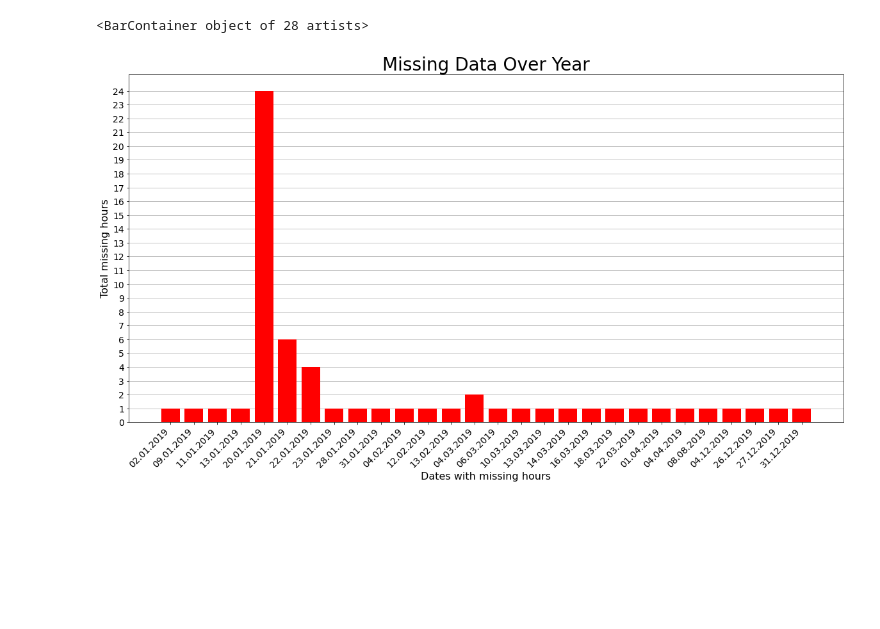
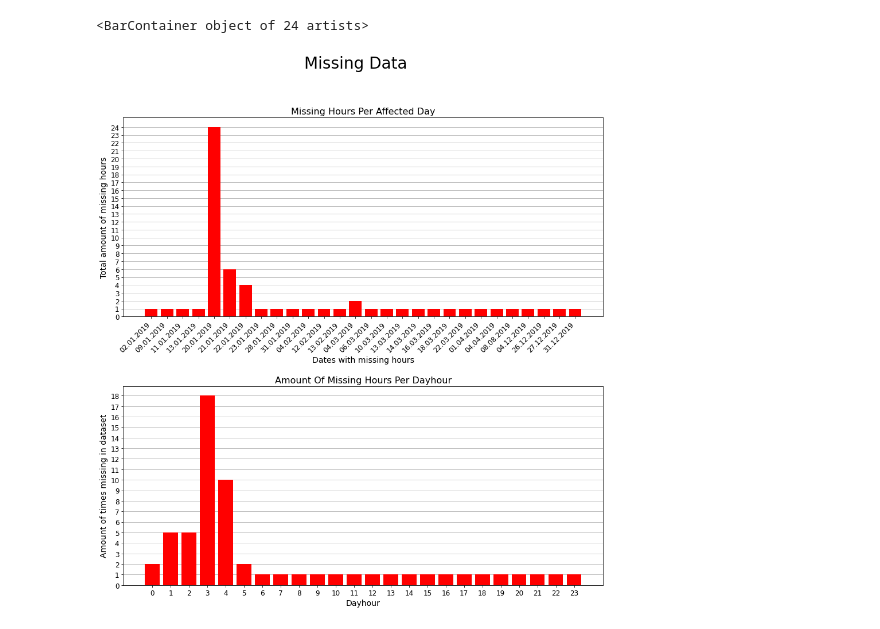
Before and after one commit to smolinde/DATAMiners, a Jupyter notebook: Datenaufbereitung/Denis/Validations/MissingHours.ipynb, the cells around one changed output. Cells and saved outputs as stored; diff of their text form; code cells hidden in the pictures; blank space fills up the shorter version.

Commit message:
Update Of Missing Data Script 	+ Added additional bar chart for detailed visualization of missing data

```diff
--- a/Datenaufbereitung/Denis/Validations/MissingHours.ipynb
+++ b/Datenaufbereitung/Denis/Validations/MissingHours.ipynb
@@ -1,41 +1,58 @@
 # %%
 import pandas as pd
 import numpy as np
 import matplotlib.pyplot as plt
 import matplotlib.ticker as mticker
 
 Dataset = pd.read_csv("boston_2019.csv")
 df = pd.DataFrame(Dataset['start_time'])
 times = pd.to_datetime(df.start_time)
 df['start_time'] = times.dt.floor('h')
 
 df_test = pd.DataFrame(df['start_time'].unique())
 df_test.columns = ['unique_hour']
 daterange = pd.date_range(df_test['unique_hour'].iloc[0], df_test['unique_hour'].iloc[8699], freq='h')
 
 df_all_dates = pd.DataFrame(daterange)
 df_all_dates.columns = ['unique_hour']
 df_difference = pd.concat([df_test, df_all_dates]).drop_duplicates(keep=False)
 
 unique_hour_agg = pd.DataFrame(df_difference['unique_hour'].groupby(df_difference['unique_hour'].dt.date).count())
 unique_hour_agg.reset_index(drop=True, inplace=False)
 unique_hour_agg.columns = ['count']
 unique_hour_agg.to_csv('Missing_hours.csv')
+
+unique_hour_agg.index = pd.to_datetime(unique_hour_agg.index).strftime('%d.%m.%Y')
+fig = plt.figure(figsize=(15, 15))
+fig.subplots_adjust(hspace=0.35)
+fig.suptitle('Missing Data', fontsize=28)
+subplotMissingData = fig.add_subplot(2,1,1)
+subplotMissingData.grid(axis = 'y', zorder=0)
+subplotMissingData.set_title('Missing Hours Per Affected Day', fontsize=16)
+subplotMissingData.set_ylabel('Total amount of missing hours', fontsize=14)
+subplotMissingData.set_xlabel('Dates with missing hours', rotation = 0, fontsize=14)
+subplotMissingData.set_xticks(np.arange(0, len(unique_hour_agg)))
+subplotMissingData.set_xticklabels(unique_hour_agg.index, rotation = 45, ha='right', fontsize=12)
+subplotMissingData.set_yticks(np.arange(0,25))
+subplotMissingData.set_yticklabels(np.arange(0,25), fontsize=12)
+subplotMissingData.bar(np.arange(0, len(unique_hour_agg)), unique_hour_agg['count'], color='red', zorder=3)
+
+unique_hour_agg_2 = pd.DataFrame(df_difference['unique_hour'].groupby(df_difference['unique_hour'].dt.hour).count())
+unique_hour_agg_2.reset_index(drop=True, inplace=False)
+unique_hour_agg_2.columns = ['count']
+unique_hour_agg_2
+subplotMissingData_2 = fig.add_subplot(2,1,2)
+subplotMissingData_2.grid(axis = 'y', zorder=0)
+subplotMissingData_2.set_title('Amount Of Missing Hours Per Dayhour', fontsize=16)
+subplotMissingData_2.set_ylabel('Amount of times missing in dataset', fontsize=14)
+subplotMissingData_2.set_xlabel('Dayhour', rotation = 0, fontsize=14)
+subplotMissingData_2.set_xticks(np.arange(0, len(unique_hour_agg_2)))
+subplotMissingData_2.set_xticklabels(unique_hour_agg_2.index, fontsize=12)
+subplotMissingData_2.set_yticks(np.arange(0,25))
+subplotMissingData_2.set_yticklabels(np.arange(0,25), fontsize=12)
+subplotMissingData_2.bar(np.arange(0, len(unique_hour_agg_2)), unique_hour_agg_2['count'], color='red', zorder=3)
+# %% [output]
+<BarContainer object of 24 artists>
+[figure, added]
-# %%
-unique_hour_agg.index = pd.to_datetime(unique_hour_agg.index).strftime('%d.%m.%Y')
-fig = plt.figure(figsize=(20, 10))
-subplotMissingData = fig.add_subplot(1,1,1)
-subplotMissingData.grid(axis = 'y', zorder=0)
-subplotMissingData.set_title('Missing Data Over Year', fontsize=28)
-subplotMissingData.set_ylabel('Total missing hours', fontsize=16)
-subplotMissingData.set_xlabel('Dates with missing hours', rotation = 0, fontsize=16)
-subplotMissingData.set_xticks(np.arange(0, len(unique_hour_agg)))
-subplotMissingData.set_xticklabels(unique_hour_agg.index, rotation = 45, ha='right', fontsize=14)
-subplotMissingData.set_yticks(np.arange(0,25))
-subplotMissingData.set_yticklabels(np.arange(0,25), fontsize=14)
-subplotMissingData.bar(np.arange(0, len(unique_hour_agg)), unique_hour_agg['count'], color='red', zorder=3)
-# %% [output]
-<BarContainer object of 28 artists>
-[figure, removed]
 # %%
 # Save the picture as PNG and PDF file
```
Also changed, not shown: parts of 1 cell of this notebook.
